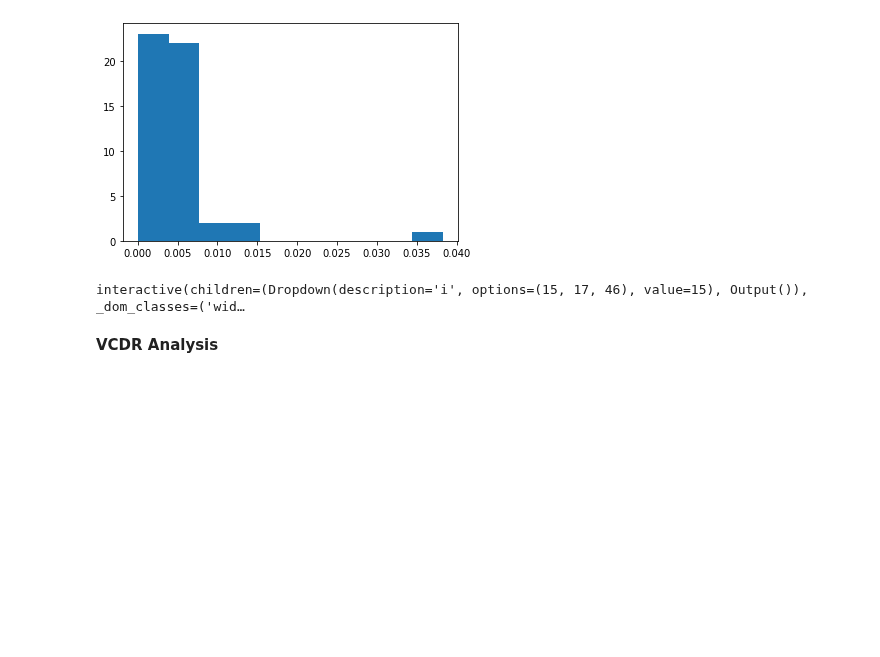
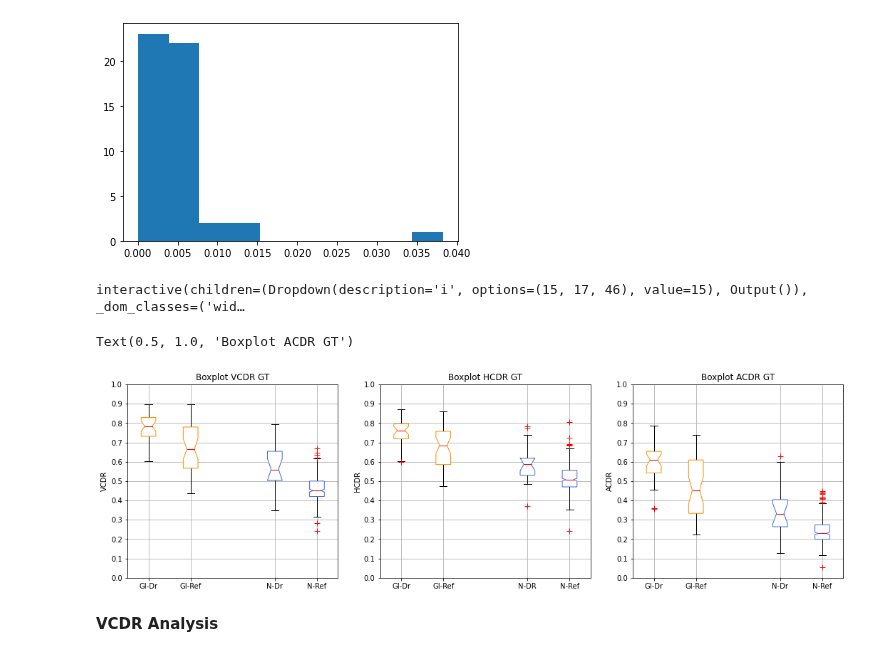
Before and after one commit to anasnafis77/Glaucoma-Detection-UNet, a Jupyter notebook: Glaucoma_inference.ipynb, the cells around one changed output. Drawn from its saved outputs; the diff is of its cells as text; code cells hidden in the pictures; blank space fills up the shorter version.

```diff
--- a/Glaucoma_inference.ipynb
+++ b/Glaucoma_inference.ipynb
@@ -245,6 +245,58 @@ def show_groundtruth(i=ix_error[0]):
   plt.show()
 # %% [output]
 interactive(children=(Dropdown(description='i', options=(15, 17, 46), value=15), Output()), _dom_classes=('wid…
+# %%
+plt.figure(figsize=(18, 5))
+flierprops = dict(marker='+', markerfacecolor='g', markersize=8,
+                  linestyle='none', markeredgecolor='r')
+glprops = dict(color='darkorange', facecolor='w')
+nprops = dict(color='royalblue',facecolor='w')
+medianprops=dict(color='r')
+data_VCDR_gl= [inf_df['VCDR GT'][dr_gl_ix], inf_df['VCDR GT'][re_gl_ix]]
+data_VCDR_n = [inf_df['VCDR GT'][dr_n_ix], inf_df['VCDR GT'][re_n_ix]]
+
+data_HCDR_gl= [inf_df['HCDR GT'][dr_gl_ix], inf_df['HCDR GT'][re_gl_ix]]
+data_HCDR_n = [inf_df['HCDR GT'][dr_n_ix], inf_df['HCDR GT'][re_n_ix]]
+
+data_ACDR_gl = [inf_df['ACDR GT'][dr_gl_ix], inf_df['ACDR GT'][re_gl_ix]]
+data_ACDR_n  = [inf_df['ACDR GT'][dr_n_ix], inf_df['ACDR GT'][re_n_ix]]
+
+plt.subplot(1,3,1),
+plt.boxplot(data_VCDR_gl, notch=True, positions=[1, 2], widths=0.35, flierprops=flierprops, boxprops=glprops, medianprops=medianprops, patch_artist=True)
+plt.boxplot(data_VCDR_n, notch=True, positions=[4, 5], widths=0.35,flierprops=flierprops, boxprops=nprops, medianprops=medianprops, patch_artist=True)
+plt.grid()
+plt.yticks(ticks=[x*0.1 for x in range(0, 11)])
+plt.ylabel('VCDR')
+# plt.axhline(0.52, color = 'r', linestyle = '--', label = 'threshold')
+plt.xticks([1, 2, 4, 5], labels=['Gl-Dr', 'Gl-Ref',
+                                 'N-Dr', 'N-Ref'])
+plt.title('Boxplot VCDR GT')
+
+plt.subplot(1,3,2)
+plt.boxplot(data_HCDR_gl, notch=True, positions=[1, 2], widths=0.35,flierprops=flierprops, boxprops=glprops, medianprops=medianprops, patch_artist=True)
+plt.boxplot(data_HCDR_n, notch=True, positions=[4, 5], widths=0.35,flierprops=flierprops, boxprops=nprops, medianprops=medianprops, patch_artist=True)
+plt.grid()
+plt.yticks(ticks=[x*0.1 for x in range(0, 11)])
+plt.ylabel('HCDR')
+# plt.axhline(0.52, color = 'r', linestyle = '--', label = 'threshold')
+plt.xticks([1, 2, 4, 5], labels=['Gl-Dr', 'Gl-Ref',
+                                 'N-DR', 'N-Ref'])
+plt.title('Boxplot HCDR GT')
+
+plt.subplot(1,3,3),
+plt.boxplot(data_ACDR_gl, notch=True, positions=[1, 2], widths=0.35, flierprops=flierprops, boxprops=glprops, medianprops=medianprops, patch_artist=True)
+plt.boxplot(data_ACDR_n, notch=True, positions=[4, 5], widths=0.35, flierprops=flierprops, boxprops=nprops, medianprops=medianprops, patch_artist=True)
+plt.grid()
+plt.yticks(ticks=[x*0.1 for x in range(0, 11)])
+plt.ylabel('ACDR')
+# plt.axhline(0.52, color = 'r', linestyle = '--', label = 'threshold')
+plt.xticks([1, 2, 4, 5], labels=['Gl-Dr', 'Gl-Ref',
+                                 'N-Dr', 'N-Ref'])
+
+plt.title('Boxplot ACDR GT')
+# %% [output]
+Text(0.5, 1.0, 'Boxplot ACDR GT')
+[figure, added]
 # %% [markdown]
 **VCDR Analysis**
 # %%
```
Also changed, not shown: parts of 1 cell of this notebook.
